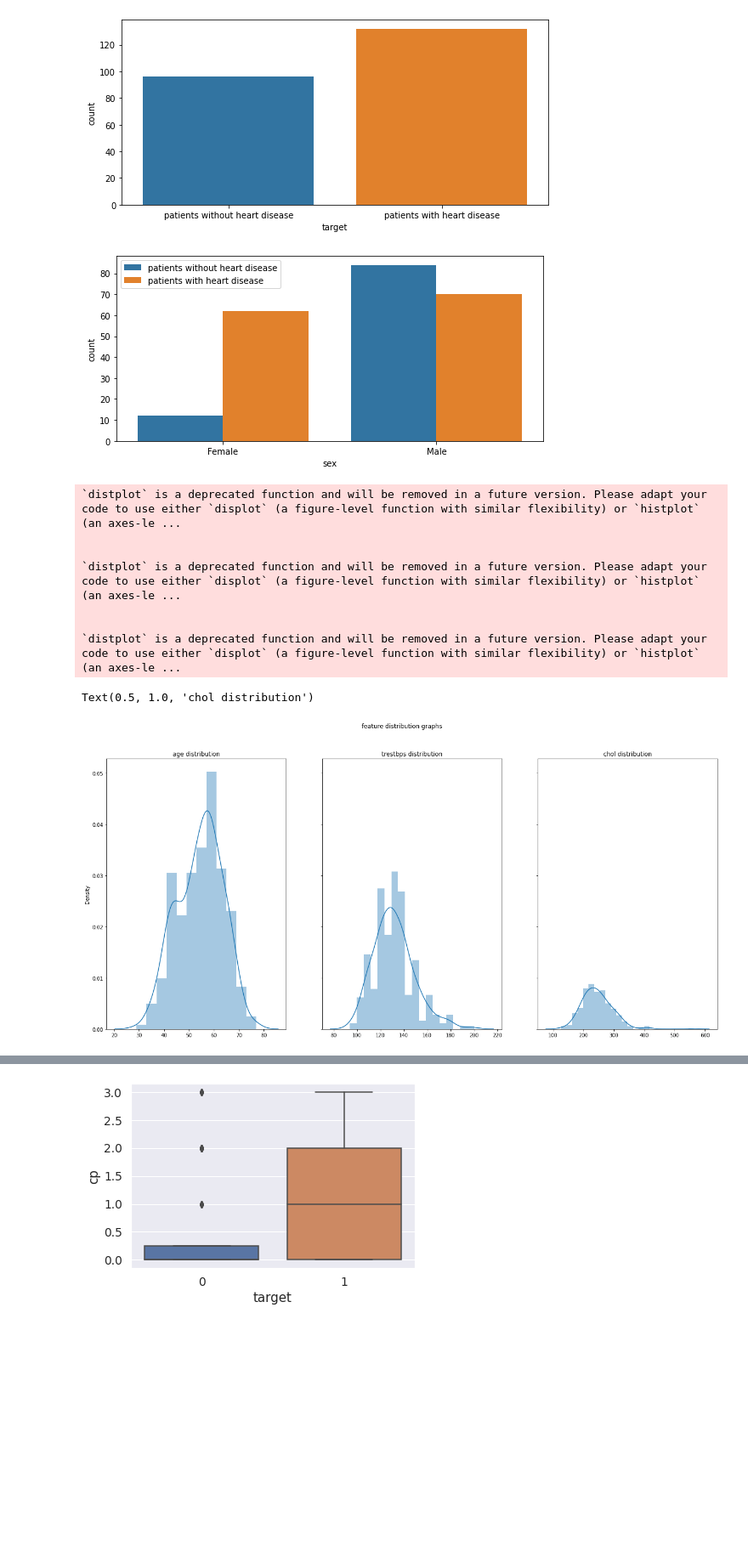
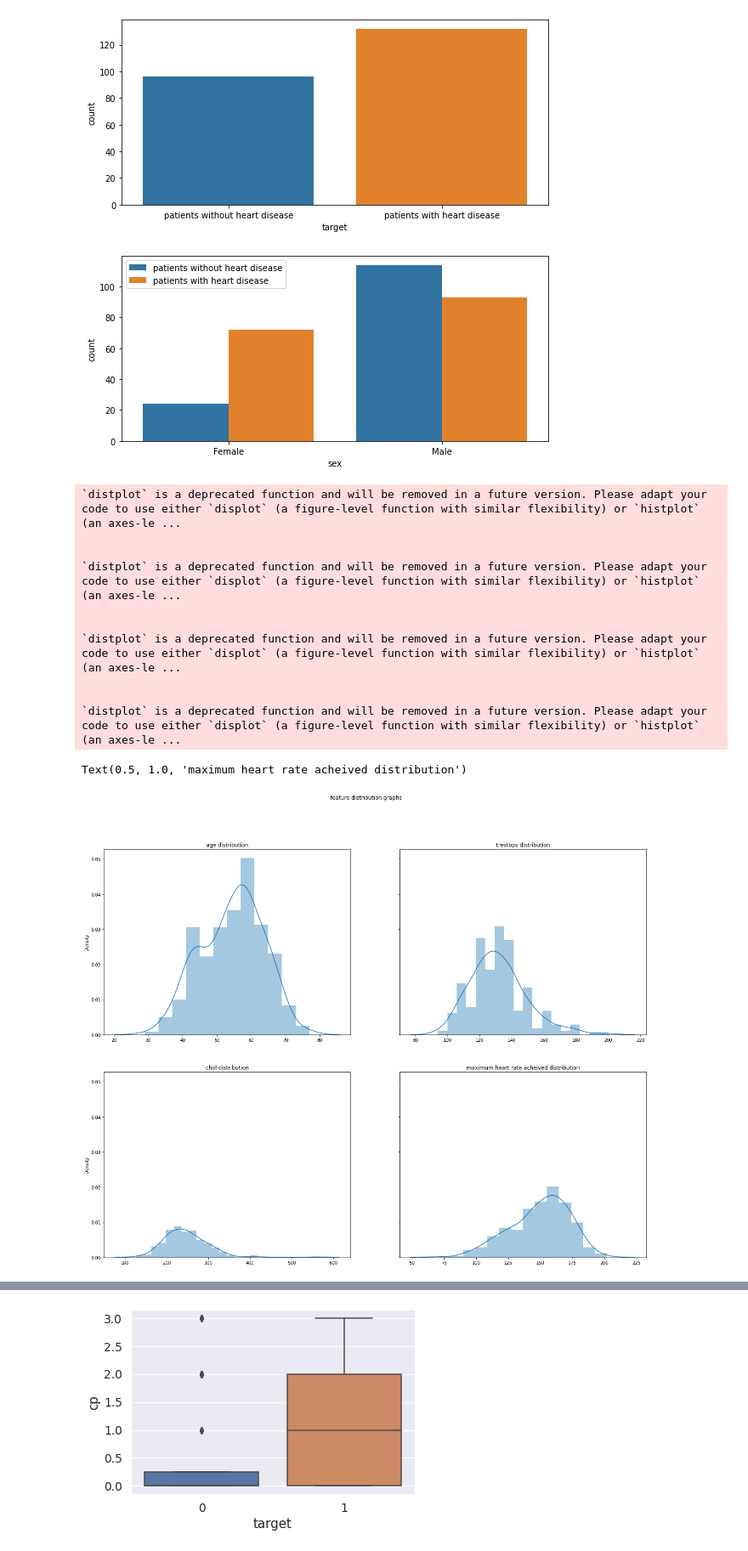
Before and after one commit to jik003/Machine-Learning_Project, a Jupyter notebook: Heart_Disease_data_eda.ipynb, the cells around one changed output, grey strips where cells are left out. Shown at 85% size. Saved outputs shown, nothing was run; the diff lists cells and outputs as text; code cells hidden in the pictures; blank space fills up the shorter version.

```diff
--- a/Heart_Disease_data_eda.ipynb
+++ b/Heart_Disease_data_eda.ipynb
@@ -355,35 +358,43 @@ Pass the following variable as a keyword arg: x. From version 0.12, the only val
 # %%
 #count heart disease patients per each gender
 plt.figure(figsize = (9, 4))
-sns.countplot(x ='sex',hue = 'target',data = df_cleaned)
+sns.countplot(x ='sex',hue = 'target',data = df)
 plt.xticks([0,1],['Female','Male'])
 plt.legend(labels = ['patients without heart disease','patients with heart disease'])
 plt.show()
 # %% [output]
-[figure, old version]
+[figure, new version]
 # %%
-#Geeksforgeeks - 2 x 3 axes grid plot using subplots
-figure, axes = plt.subplots(1, 3, figsize = (22,10), sharey=True)
+#cite: Geeksforgeeks - 2 x 3 axes grid plot using subplots
+
+figure, axes = plt.subplots(2, 2, figsize = (22,17), sharey=True)
 figure.suptitle('feature distribution graphs')
 
 #age disgribution
-sns.distplot(ax=axes[0], x = df['age'])
-axes[0].set_title('age distribution')
+sns.distplot(ax=axes[0,0], x = df['age'])
+axes[0,0].set_title('age distribution')
 
 #trestbps distribution
-sns.distplot(ax=axes[1], x = df['trestbps'])
-axes[1].set_title('trestbps distribution')
+sns.distplot(ax=axes[0,1], x = df['trestbps'])
+axes[0,1].set_title('trestbps distribution')
 
 #chol distribution
-sns.distplot(ax=axes[2], x = df['chol'])
-axes[2].set_title('chol distribution')
+sns.distplot(ax=axes[1,0], x = df['chol'])
+axes[1,0].set_title('chol distribution')
+
+#thalach distribution
+sns.distplot(ax=axes[1,1], x = df['thalach'])
+axes[1,1].set_title('maximum heart rate acheived distribution')
 # %% [output]
 `distplot` is a deprecated function and will be removed in a future version. Please adapt your code to use either `displot` (a figure-level function with similar flexibility) or `histplot` (an axes-le ...
 
 
 `distplot` is a deprecated function and will be removed in a future version. Please adapt your code to use either `displot` (a figure-level function with similar flexibility) or `histplot` (an axes-le ...
 
 
 `distplot` is a deprecated function and will be removed in a future version. Please adapt your code to use either `displot` (a figure-level function with similar flexibility) or `histplot` (an axes-le ...
+
+
+`distplot` is a deprecated function and will be removed in a future version. Please adapt your code to use either `displot` (a figure-level function with similar flexibility) or `histplot` (an axes-le ...
-Text(0.5, 1.0, 'chol distribution')
+Text(0.5, 1.0, 'maximum heart rate acheived distribution')
-[figure, old version]
+[figure, new version]
```
Also changed, not shown: parts of 13 cells of this notebook.
